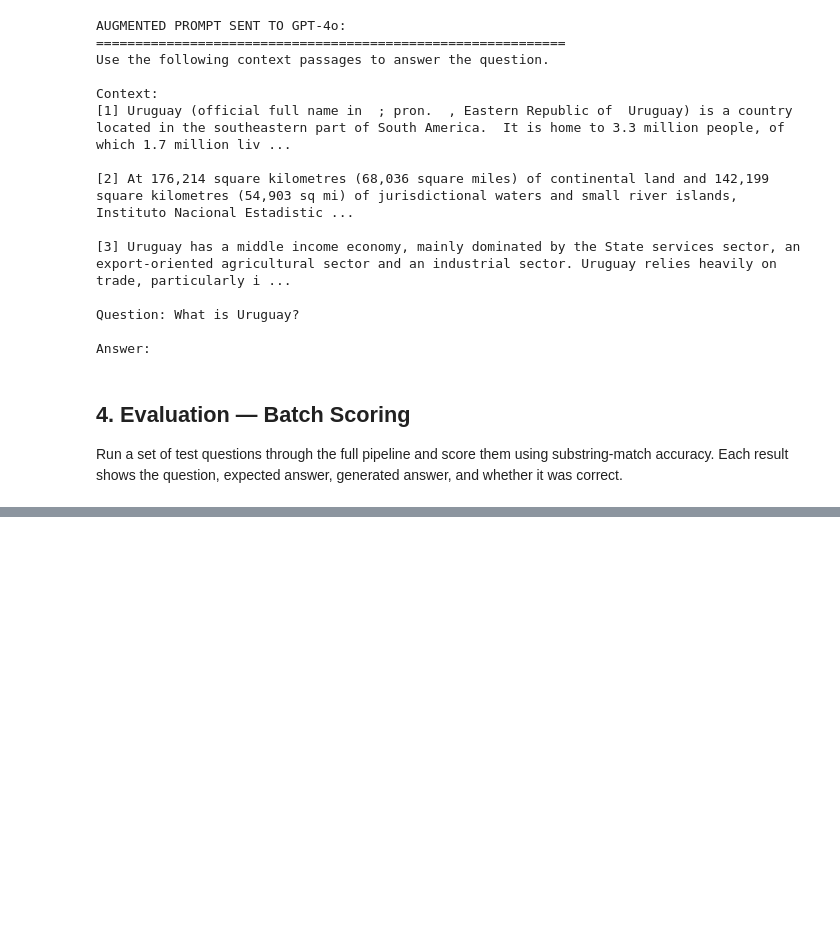
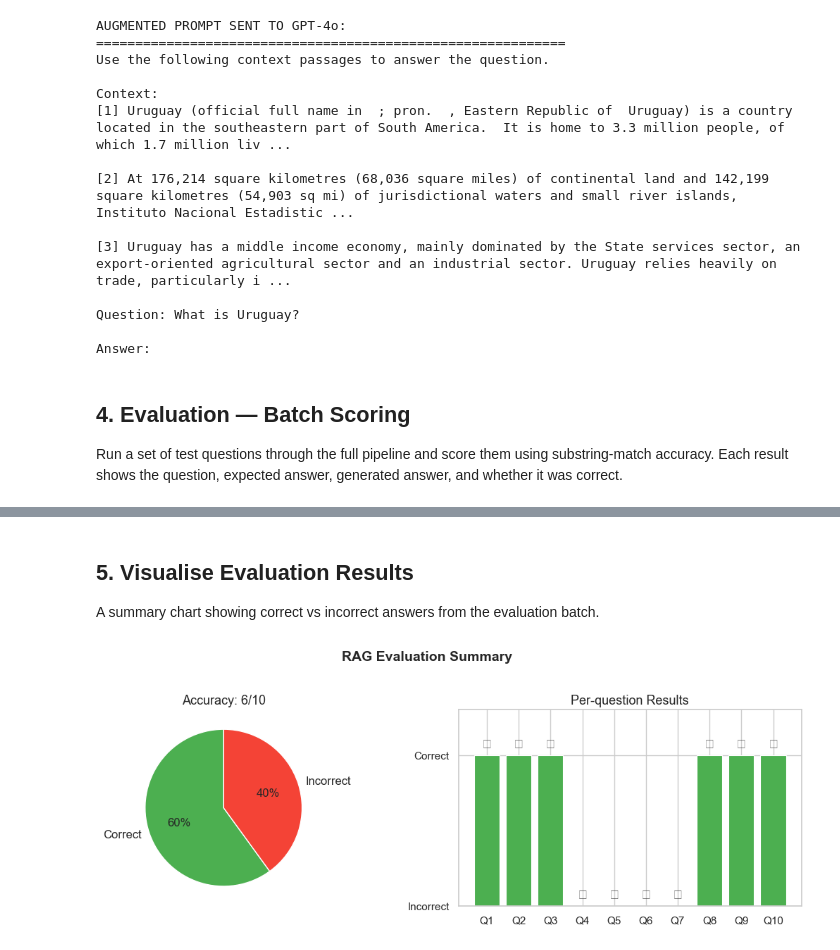
Before and after one commit to jlcampbell12/da-rag-project-jlcampbell12, a Jupyter notebook: notebooks/03_rag.ipynb, the cells around one changed output, grey strips where cells are left out. Drawn from its saved outputs; the diff is of its cells as text; code cells hidden in the pictures; blank space fills up the shorter version.

```diff
--- a/notebooks/03_rag.ipynb
+++ b/notebooks/03_rag.ipynb
@@ -154,0 +160,42 @@ Accuracy: 3/5 (60%)
+# %% [markdown]
+## 5. Visualise Evaluation Results
+
+A summary chart showing correct vs incorrect answers from the evaluation batch.
+# %%
+import matplotlib.pyplot as plt
+import seaborn as sns
+
+correct_count = sum(1 for r in eval_rows if r["correct"] == "✅")
+incorrect_count = len(eval_rows) - correct_count
+
+sns.set_theme(style="whitegrid")
+fig, (ax1, ax2) = plt.subplots(1, 2, figsize=(11, 4))
+
+# Pie chart — overall accuracy
+ax1.pie(
+    [correct_count, incorrect_count],
+    labels=["Correct", "Incorrect"],
+    colors=["#4CAF50", "#F44336"],
+    autopct="%1.0f%%",
+    startangle=90,
+    textprops={"fontsize": 12},
+)
+ax1.set_title(f"Accuracy: {correct_count}/{len(eval_rows)}", fontsize=13)
+
+# Per-question bar — 1 = correct, 0 = incorrect
+q_labels = [f"Q{i+1}" for i in range(len(eval_rows))]
+q_scores = [1 if r["correct"] == "✅" else 0 for r in eval_rows]
+colors = ["#4CAF50" if s else "#F44336" for s in q_scores]
+ax2.bar(q_labels, q_scores, color=colors, edgecolor="white", linewidth=0.8)
+ax2.set_ylim(0, 1.3)
+ax2.set_yticks([0, 1])
+ax2.set_yticklabels(["Incorrect", "Correct"])
+ax2.set_title("Per-question Results", fontsize=13)
+for i, (label, score) in enumerate(zip(q_labels, q_scores)):
+    ax2.text(i, score + 0.05, "✅" if score else "❌", ha="center", fontsize=14)
+
+plt.suptitle("RAG Evaluation Summary", fontsize=14, fontweight="bold", y=1.02)
+plt.tight_layout()
+plt.show()
+# %% [output]
+[figure, added]
```
Also changed, not shown: parts of 5 cells of this notebook, 6 other files.
